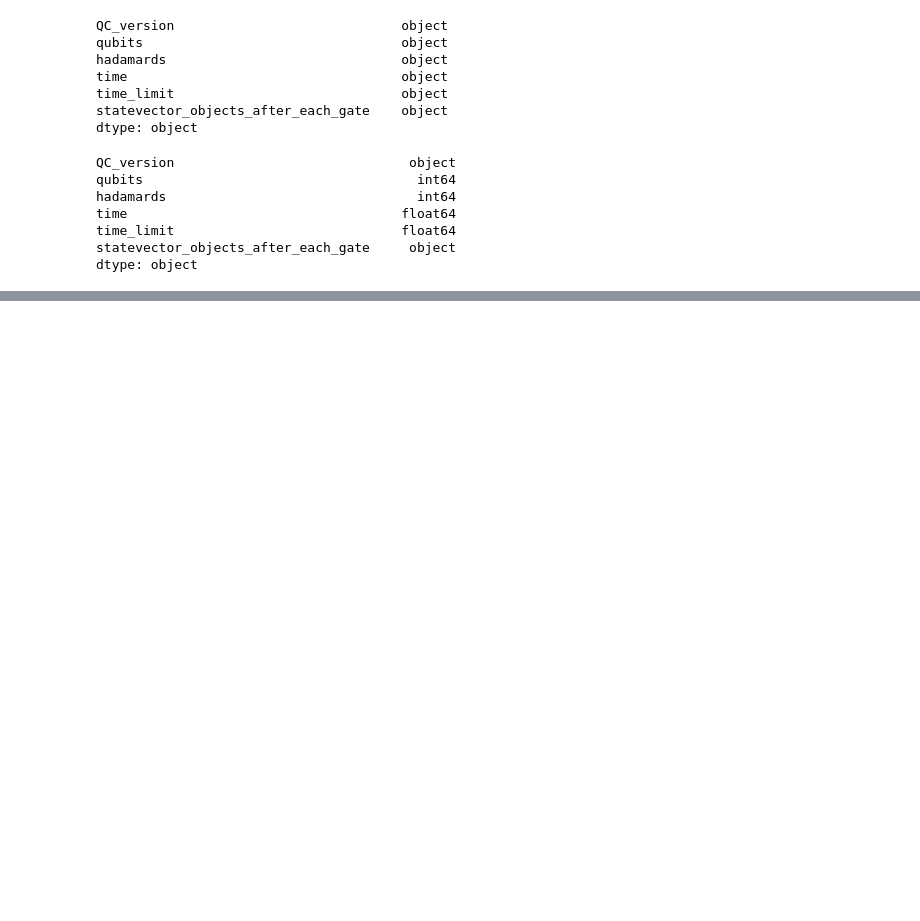
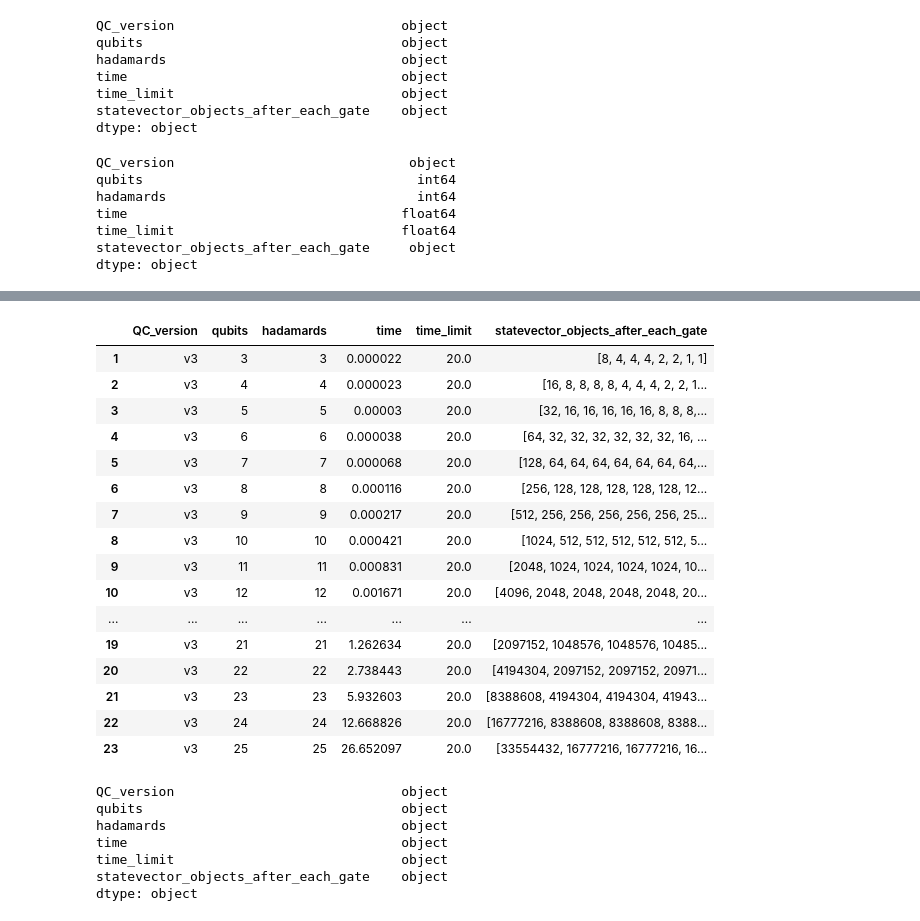
Before and after one commit to ivan-private/quantum-circuit-simulation, a Jupyter notebook: python/results/plot.ipynb, the cells around one changed output, grey strips where cells are left out. Cells and saved outputs as stored; diff of their text form; code cells hidden in the pictures; blank space fills up the shorter version.

```diff
--- a/python/results/plot.ipynb
+++ b/python/results/plot.ipynb
@@ -269,3 +271,32 @@ Index(['QC_version', 'qubits', 'hadamards', 'time', 'time_limit',
        'statevector_objects_after_each_gate',
        'statevector_bytes_after_each_gate', 'median_memory', 'average_memory'],
       dtype='object')
+# %%
+max_performance_df = pd.read_json("benchmark_max_performance_data.json").T
+display(max_performance_df)
+display(max_performance_df.dtypes)
+# %% [output]
+|  | QC_version | qubits | hadamards | time | time_limit | statevector_objects_after_each_gate |
+| 1 | v3 | 3 | 3 | 0.000022 | 20.0 | [8, 4, 4, 4, 2, 2, 1, 1] |
+| 2 | v3 | 4 | 4 | 0.000023 | 20.0 | [16, 8, 8, 8, 8, 4, 4, 4, 2, 2, 1... |
+| 3 | v3 | 5 | 5 | 0.00003 | 20.0 | [32, 16, 16, 16, 16, 16, 8, 8, 8,... |
+| 4 | v3 | 6 | 6 | 0.000038 | 20.0 | [64, 32, 32, 32, 32, 32, 32, 16, ... |
+| 5 | v3 | 7 | 7 | 0.000068 | 20.0 | [128, 64, 64, 64, 64, 64, 64, 64,... |
+| 6 | v3 | 8 | 8 | 0.000116 | 20.0 | [256, 128, 128, 128, 128, 128, 12... |
+| 7 | v3 | 9 | 9 | 0.000217 | 20.0 | [512, 256, 256, 256, 256, 256, 25... |
+| 8 | v3 | 10 | 10 | 0.000421 | 20.0 | [1024, 512, 512, 512, 512, 512, 5... |
+| 9 | v3 | 11 | 11 | 0.000831 | 20.0 | [2048, 1024, 1024, 1024, 1024, 10... |
+| 10 | v3 | 12 | 12 | 0.001671 | 20.0 | [4096, 2048, 2048, 2048, 2048, 20... |
+| ... | ... | ... | ... | ... | ... | ... |
+| 19 | v3 | 21 | 21 | 1.262634 | 20.0 | [2097152, 1048576, 1048576, 10485... |
+| 20 | v3 | 22 | 22 | 2.738443 | 20.0 | [4194304, 2097152, 2097152, 20971... |
+| 21 | v3 | 23 | 23 | 5.932603 | 20.0 | [8388608, 4194304, 4194304, 41943... |
+| 22 | v3 | 24 | 24 | 12.668826 | 20.0 | [16777216, 8388608, 8388608, 8388... |
+| 23 | v3 | 25 | 25 | 26.652097 | 20.0 | [33554432, 16777216, 16777216, 16... |
+QC_version                             object
+qubits                                 object
+hadamards                              object
+time                                   object
+time_limit                             object
+statevector_objects_after_each_gate    object
+dtype: object
```
Also changed, not shown: parts of 10 cells of this notebook.
